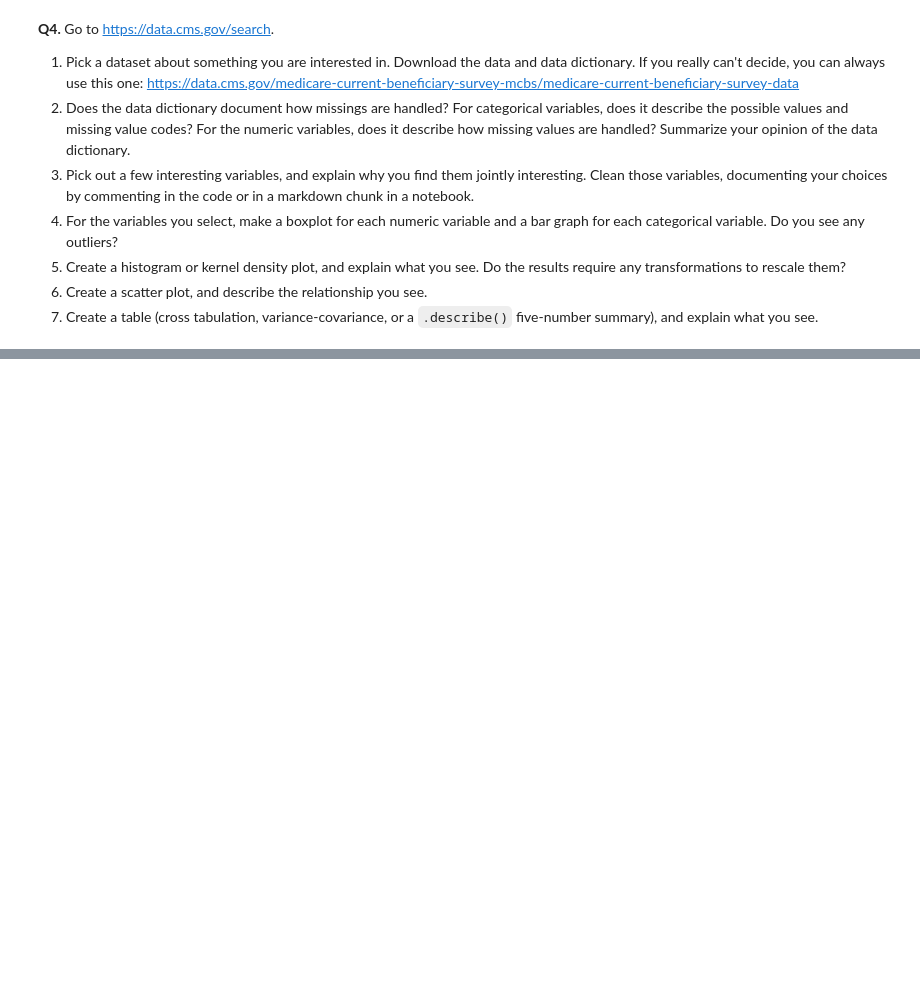
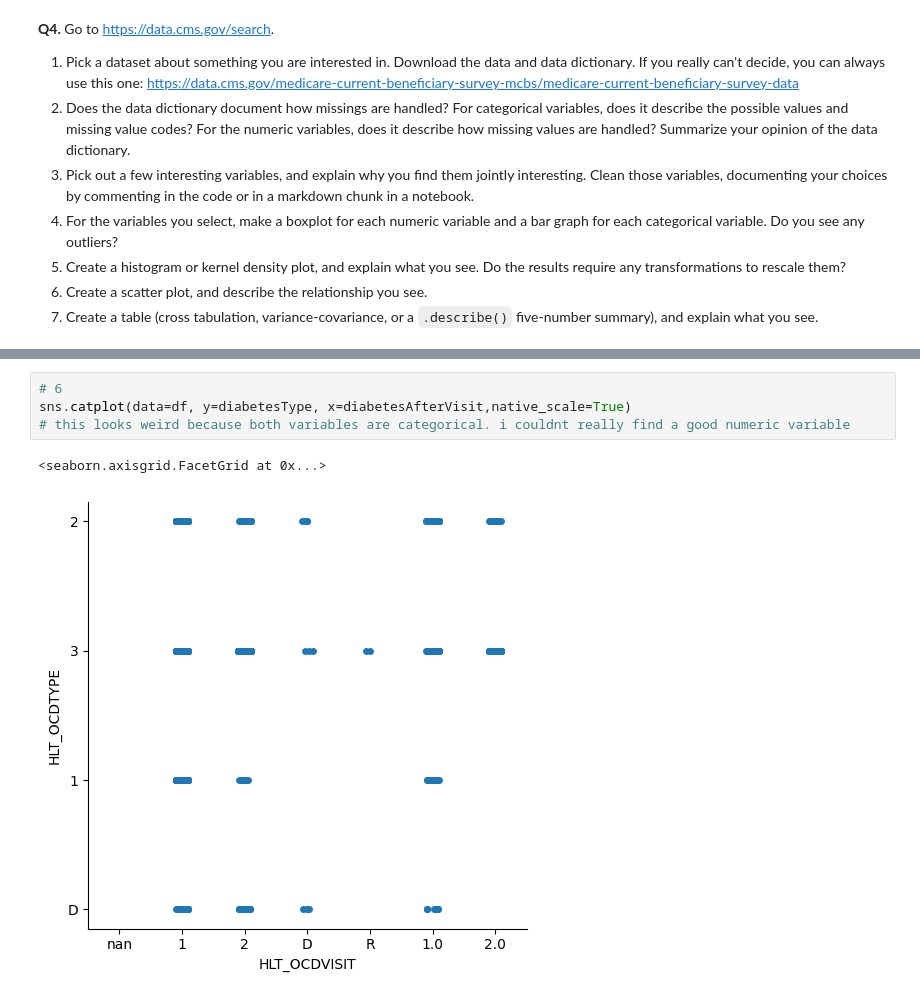
Before and after one commit to JC0126/visualization, a Jupyter notebook: assignment/assignment.ipynb, the cells around one changed output, grey strips where cells are left out. Saved outputs shown, nothing was run; the diff lists cells and outputs as text; blank space fills up the shorter version.

```diff
--- a/assignment/assignment.ipynb
+++ b/assignment/assignment.ipynb
@@ -112,0 +133,7 @@ TypeError: 'value' must be an instance of str or bytes, not a float
+# %%
+# 6
+sns.catplot(data=df, y=diabetesType, x=diabetesAfterVisit,native_scale=True)
+# this looks weird because both variables are categorical. i couldnt really find a good numeric variable
+# %% [output]
+<seaborn.axisgrid.FacetGrid at 0x...>
+[figure, added]
```
Also changed, not shown: parts of 5 cells of this notebook.
